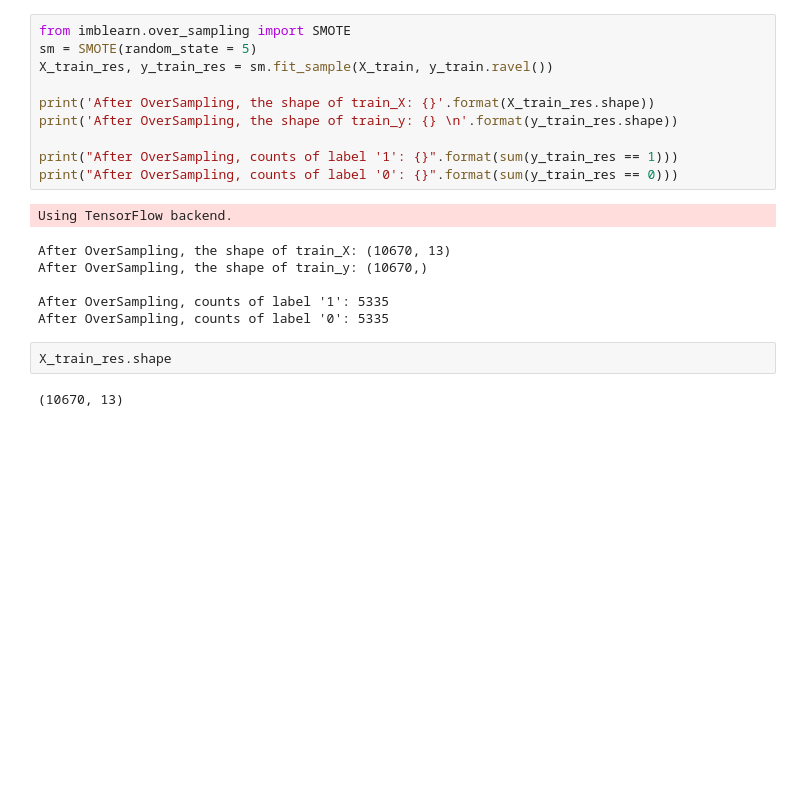
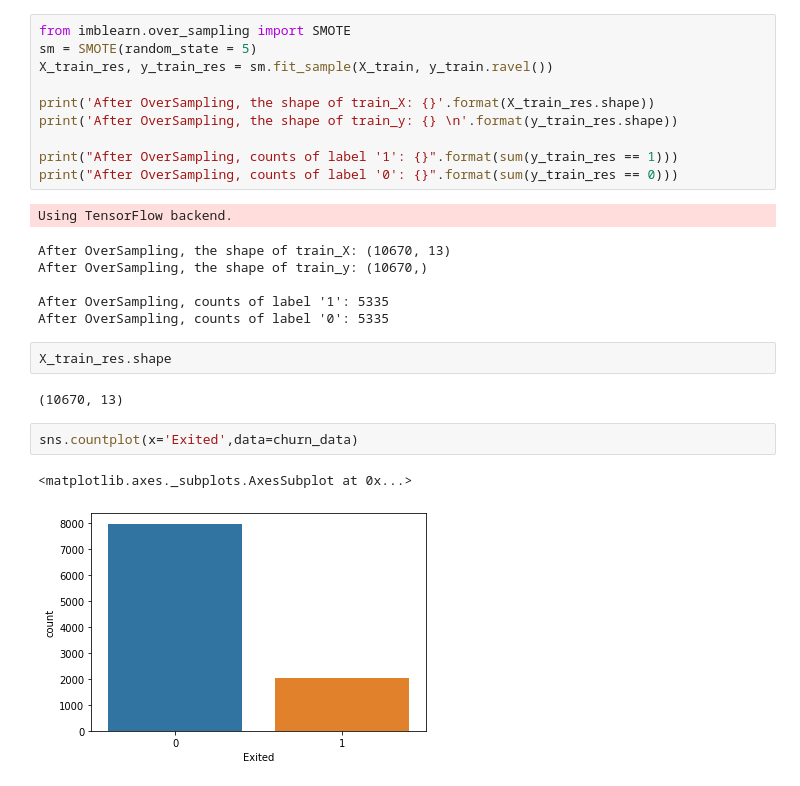
Before and after one commit to data-enthused/Pre-processing, a Jupyter notebook: Pre-Processing.ipynb, the cells around one changed output. Drawn from its saved outputs; the diff is of its cells as text; blank space fills up the shorter version.

```diff
--- a/Pre-Processing.ipynb
+++ b/Pre-Processing.ipynb
@@ -120,3 +120,8 @@ After OverSampling, counts of label '0': 5335
 X_train_res.shape
 # %% [output]
 (10670, 13)
+# %%
+sns.countplot(x='Exited',data=churn_data)
+# %% [output]
+<matplotlib.axes._subplots.AxesSubplot at 0x...>
+[figure, added]
```
Also changed, not shown: parts of 1 cell of this notebook.
